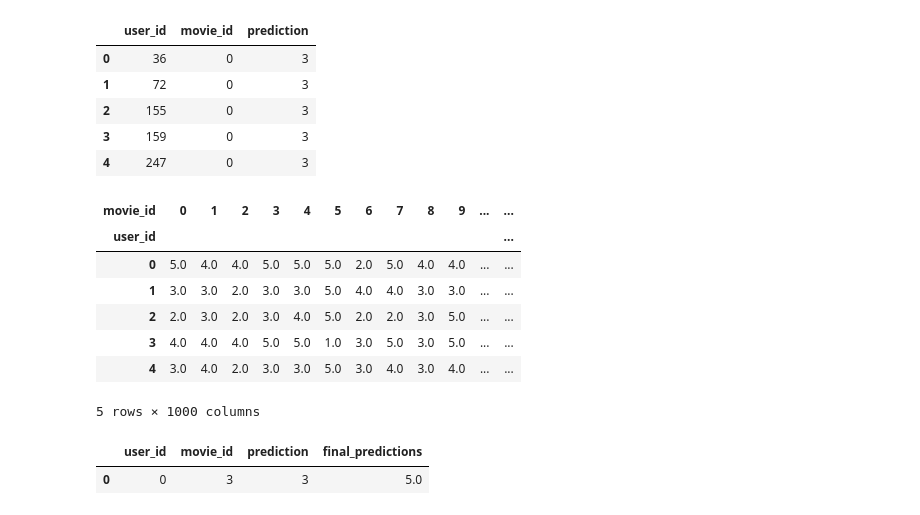
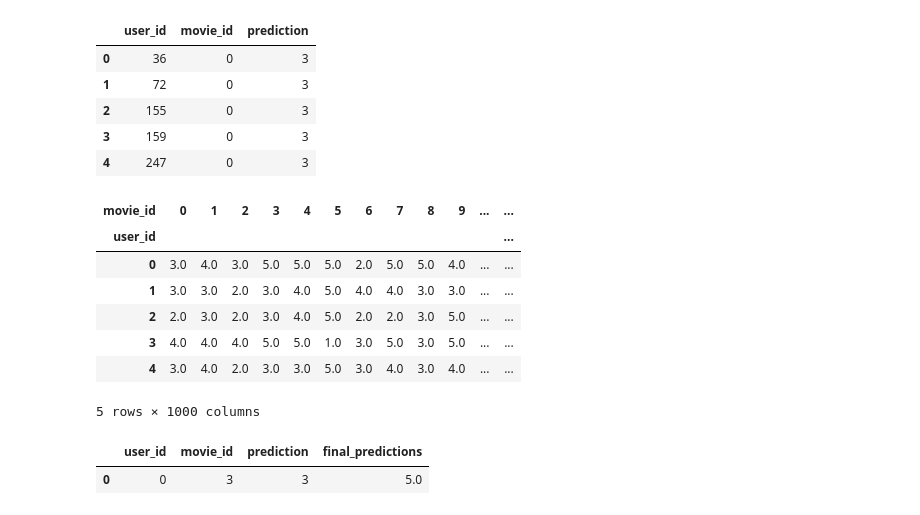
Before and after one commit to brunowicht/ML-Projects-2018, a Jupyter notebook: project2/ALS.ipynb, the cells around one changed output. Cells and saved outputs as stored; diff of their text form; code cells hidden in the pictures.

```diff
--- a/project2/ALS.ipynb
+++ b/project2/ALS.ipynb
@@ -56,7 +56,7 @@ Number of movies unlabeled:  0
 # %%
 #smart iinitialization
 A,B,C=np.linalg.svd(matrix,full_matrices=False)
-nb_feature=100
+nb_feature=30
 B_reduced=np.sqrt(np.diag(B[:nb_feature]))
 
 X=A[:,:nb_feature].dot(B_reduced)
@@ -74,19 +74,21 @@ def ALS(X,Y,matrix,label_positions,lambda_=.01):
         A=np.linalg.inv(Y.dot(W_user).dot(Y.T)+lambda_*I)
         Xnew[u,:]=ratings_user.dot(W_user).dot(Y.T).dot(A.T)
 
-        if u%100==0:
-            print('percent done')
+#         if u%100==0:
+#             print('percent done')
     for m in range(Y.shape[1]):
         ratings_movie=matrix[:,m]
         W_movie=np.diag(label_positions[:,m].squeeze())
         A=np.linalg.inv(Xnew.T.dot(W_movie).dot(Xnew)+lambda_*I)
         Ynew[:,m]=A.dot(Xnew.T).dot(W_movie).dot(ratings_movie)
-        if m%10==0:
-            print('percent done')
+#         if m%10==0:
+#             print('percent done')
     return Xnew,Ynew
 # %%
+%%time
 Xnew,Ynew=ALS(X,Y,matrix,label_positions,lambda_=.1)
 Xnew2,Ynew2=ALS(Xnew,Ynew,matrix,label_positions,lambda_=.1)
+Xnew3,Ynew3=ALS(Xnew2,Ynew2,matrix,label_positions,lambda_=.1)
 # %% [output]
 percent done
 percent done
@@ -123,22 +125,22 @@ dataset_to_predict .head()
 | 3 | 159 | 0 | 3 |
 | 4 | 247 | 0 | 3 |
 # %%
-res_matrix=np.round(np.dot(Xnew2,Ynew2))
+res_matrix=np.round(np.dot(Xnew3,Ynew3))
 res_matrix[res_matrix>5]=5
 res_matrix[res_matrix<1]=1
 matrix_pd = pd.DataFrame(res_matrix)
 
 
 matrix_pd.index.name = "user_id"
 matrix_pd.columns.name="movie_id"
 # joined = dataset_to_predict.set_index("user_id").join(matrix_pd,how="outer")
 
 matrix_pd.head()
 # %% [output]
 | movie_id | 0 | 1 | 2 | 3 | 4 | 5 | 6 | 7 | 8 | 9 | ... | ... |
 | user_id |  |  |  |  |  |  |  |  |  |  |  | ... |
-| 0 | 5.0 | 4.0 | 4.0 | 5.0 | 5.0 | 5.0 | 2.0 | 5.0 | 4.0 | 4.0 | ... | ... |
-| 1 | 3.0 | 3.0 | 2.0 | 3.0 | 3.0 | 5.0 | 4.0 | 4.0 | 3.0 | 3.0 | ... | ... |
+| 0 | 3.0 | 4.0 | 3.0 | 5.0 | 5.0 | 5.0 | 2.0 | 5.0 | 5.0 | 4.0 | ... | ... |
+| 1 | 3.0 | 3.0 | 2.0 | 3.0 | 4.0 | 5.0 | 4.0 | 4.0 | 3.0 | 3.0 | ... | ... |
 | 2 | 2.0 | 3.0 | 2.0 | 3.0 | 4.0 | 5.0 | 2.0 | 2.0 | 3.0 | 5.0 | ... | ... |
 | 3 | 4.0 | 4.0 | 4.0 | 5.0 | 5.0 | 1.0 | 3.0 | 5.0 | 3.0 | 5.0 | ... | ... |
 | 4 | 3.0 | 4.0 | 2.0 | 3.0 | 3.0 | 5.0 | 3.0 | 4.0 | 3.0 | 4.0 | ... | ... |
```
Also changed, not shown: parts of 9 cells of this notebook.
